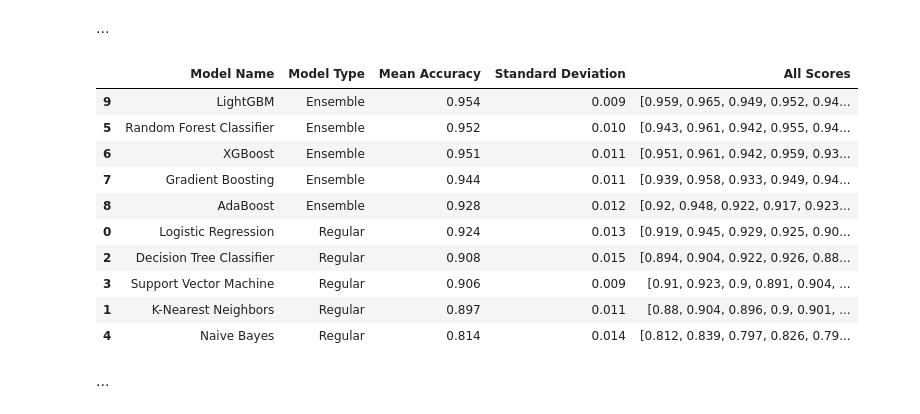
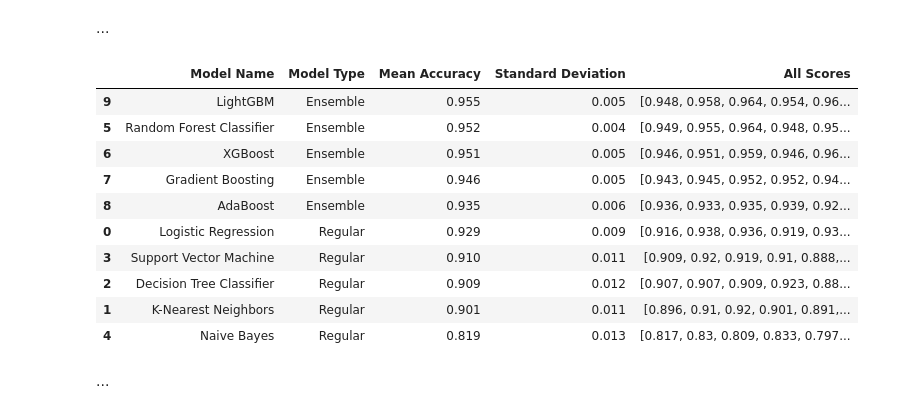
Before and after one commit to hansdarmawann/spambase-lgbm, a Jupyter notebook: spb_hd.ipynb, the cells around one changed output. Cells and saved outputs as stored; diff of their text form; code cells hidden in the pictures.

```diff
--- a/spb_hd.ipynb
+++ b/spb_hd.ipynb
@@ -338,4 +346,7 @@ preprocessor = ColumnTransformer(
     remainder='passthrough'
 )
 
-X = preprocessor.fit_transform(X)
+X_train_scaled = preprocessor.fit(X_train)
+
+X_train_scaled = preprocessor.transform(X_train)
+X_test_scaled = preprocessor.transform(X_test)
@@ -462,44 +465,44 @@ cv = RepeatedStratifiedKFold(n_splits=5, n_repeats=3, random_state=42)
 
 # Evaluate models
 cross_val_results = []
 
 for model_name, pipeline in pipelines.items():
     try:
-        scores = cross_val_score(pipeline, X_train, y_train, cv=cv, scoring='accuracy', n_jobs=-1)
+        scores = cross_val_score(pipeline, X_train_scaled, y_train, cv=cv, scoring='accuracy', n_jobs=-1)
         mean_score = scores.mean()
         std_score = scores.std()
 
         model_type = 'Ensemble' if model_name in ensemble_models else 'Regular'
 
         cross_val_results.append({
             'Model Name': model_name,
             'Model Type': model_type,
             'Mean Accuracy': round(mean_score, 3),
             'Standard Deviation': round(std_score, 3),
             'All Scores': [round(score, 3) for score in scores.tolist()]
         })
     except Exception as e:
         print(f"Error with model {model_name}: {e}")
 
 # Create and sort results DataFrame
 cross_val_df = pd.DataFrame(cross_val_results)
 sorted_cross_val_df = cross_val_df.sort_values(
     by=['Mean Accuracy', 'Standard Deviation'],
     ascending=[False, True]
 )
 sorted_cross_val_df
 # %% [output]
 |  | Model Name | Model Type | Mean Accuracy | Standard Deviation | All Scores |
-| 9 | LightGBM | Ensemble | 0.954 | 0.009 | [0.959, 0.965, 0.949, 0.952, 0.94... |
-| 5 | Random Forest Classifier | Ensemble | 0.952 | 0.010 | [0.943, 0.961, 0.942, 0.955, 0.94... |
-| 6 | XGBoost | Ensemble | 0.951 | 0.011 | [0.951, 0.961, 0.942, 0.959, 0.93... |
-| 7 | Gradient Boosting | Ensemble | 0.944 | 0.011 | [0.939, 0.958, 0.933, 0.949, 0.94... |
-| 8 | AdaBoost | Ensemble | 0.928 | 0.012 | [0.92, 0.948, 0.922, 0.917, 0.923... |
-| 0 | Logistic Regression | Regular | 0.924 | 0.013 | [0.919, 0.945, 0.929, 0.925, 0.90... |
-| 2 | Decision Tree Classifier | Regular | 0.908 | 0.015 | [0.894, 0.904, 0.922, 0.926, 0.88... |
-| 3 | Support Vector Machine | Regular | 0.906 | 0.009 | [0.91, 0.923, 0.9, 0.891, 0.904, ... |
-| 1 | K-Nearest Neighbors | Regular | 0.897 | 0.011 | [0.88, 0.904, 0.896, 0.9, 0.901, ... |
-| 4 | Naive Bayes | Regular | 0.814 | 0.014 | [0.812, 0.839, 0.797, 0.826, 0.79... |
+| 9 | LightGBM | Ensemble | 0.955 | 0.005 | [0.948, 0.958, 0.964, 0.954, 0.96... |
+| 5 | Random Forest Classifier | Ensemble | 0.952 | 0.004 | [0.949, 0.955, 0.964, 0.948, 0.95... |
+| 6 | XGBoost | Ensemble | 0.951 | 0.005 | [0.946, 0.951, 0.959, 0.946, 0.96... |
+| 7 | Gradient Boosting | Ensemble | 0.946 | 0.005 | [0.943, 0.945, 0.952, 0.952, 0.94... |
+| 8 | AdaBoost | Ensemble | 0.935 | 0.006 | [0.936, 0.933, 0.935, 0.939, 0.92... |
+| 0 | Logistic Regression | Regular | 0.929 | 0.009 | [0.916, 0.938, 0.936, 0.919, 0.93... |
+| 3 | Support Vector Machine | Regular | 0.910 | 0.011 | [0.909, 0.92, 0.919, 0.91, 0.888,... |
+| 2 | Decision Tree Classifier | Regular | 0.909 | 0.012 | [0.907, 0.907, 0.909, 0.923, 0.88... |
+| 1 | K-Nearest Neighbors | Regular | 0.901 | 0.011 | [0.896, 0.91, 0.92, 0.901, 0.891,... |
+| 4 | Naive Bayes | Regular | 0.819 | 0.013 | [0.817, 0.83, 0.809, 0.833, 0.797... |
 # %% [markdown]
 ...
 # %% [markdown]
```
Also changed, not shown: parts of 13 cells of this notebook, 1 other file.
